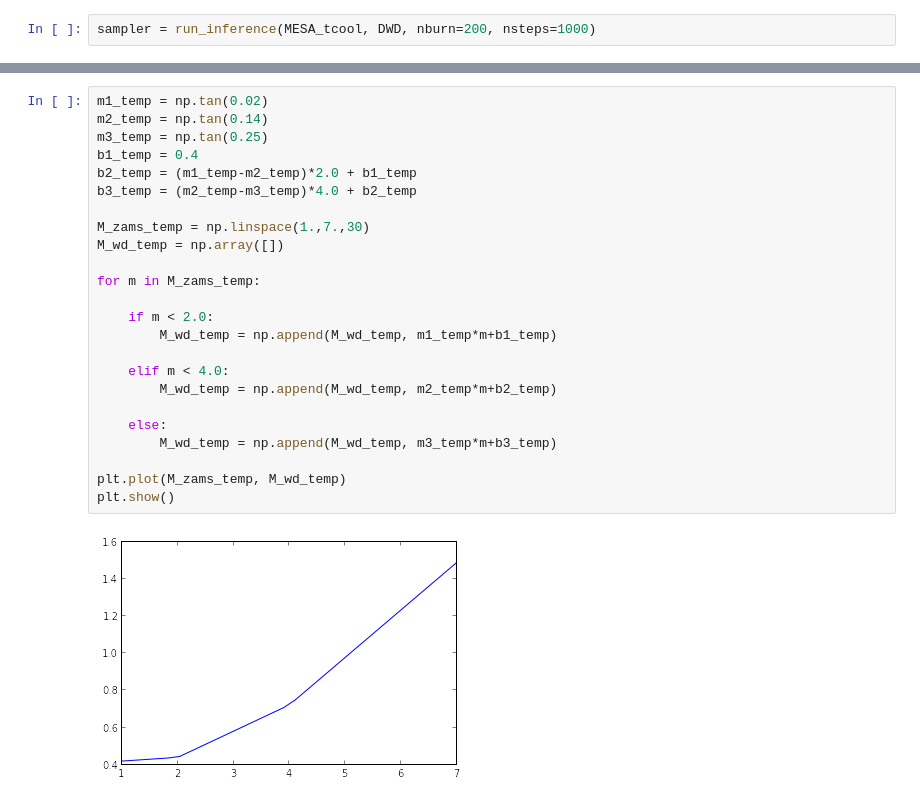
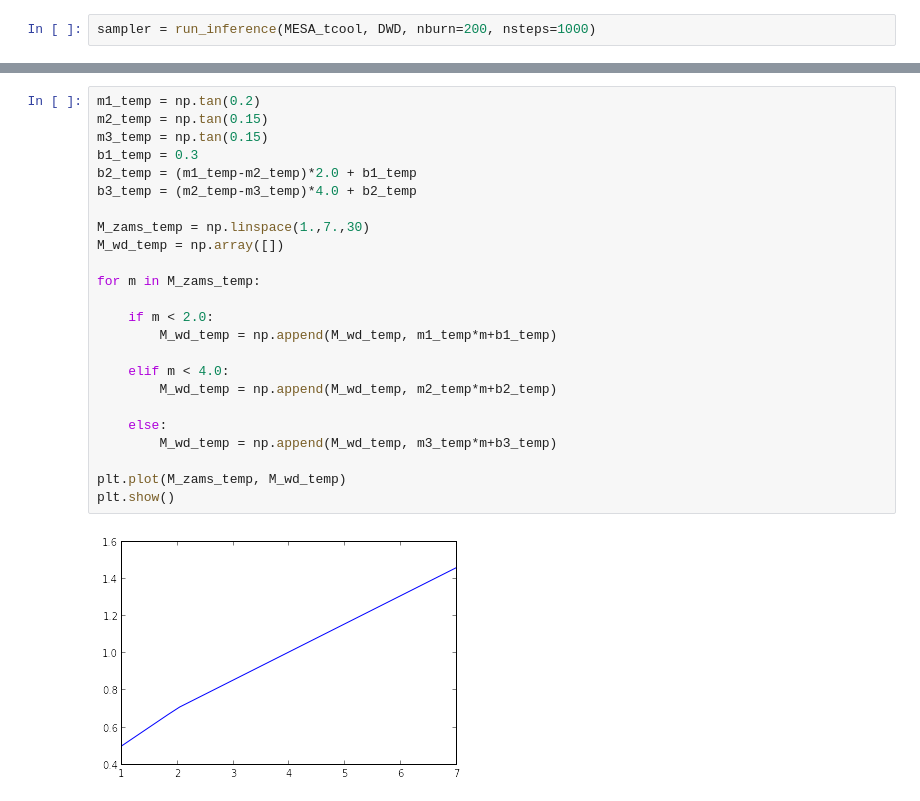
Before and after one commit to astroJeff/separated-at-birth, a Jupyter notebook: notebooks/IFMR.ipynb, the cells around one changed output, grey strips where cells are left out. Saved outputs shown, nothing was run; the diff lists cells and outputs as text.

```diff
--- a/notebooks/IFMR.ipynb
+++ b/notebooks/IFMR.ipynb
@@ -232,29 +240,29 @@ fig = triangle.corner(sampler.flatchain, labels=labels)
 # %%
-m1_temp = np.tan(0.02)
-m2_temp = np.tan(0.14)
-m3_temp = np.tan(0.25)
-b1_temp = 0.4
+m1_temp = np.tan(0.2)
+m2_temp = np.tan(0.15)
+m3_temp = np.tan(0.15)
+b1_temp = 0.3
 b2_temp = (m1_temp-m2_temp)*2.0 + b1_temp
 b3_temp = (m2_temp-m3_temp)*4.0 + b2_temp
 
 M_zams_temp = np.linspace(1.,7.,30)
 M_wd_temp = np.array([])
 
 for m in M_zams_temp:
 
     if m < 2.0:
         M_wd_temp = np.append(M_wd_temp, m1_temp*m+b1_temp)
 
     elif m < 4.0:
         M_wd_temp = np.append(M_wd_temp, m2_temp*m+b2_temp)
 
     else:
         M_wd_temp = np.append(M_wd_temp, m3_temp*m+b3_temp)
 
 plt.plot(M_zams_temp, M_wd_temp)
 plt.show()
 # %% [output]
-[figure, old version]
+[figure, new version]
 # %%
 
 ptemp = np.zeros(4)
```
Also changed, not shown: parts of 7 cells of this notebook, 1 other file.
